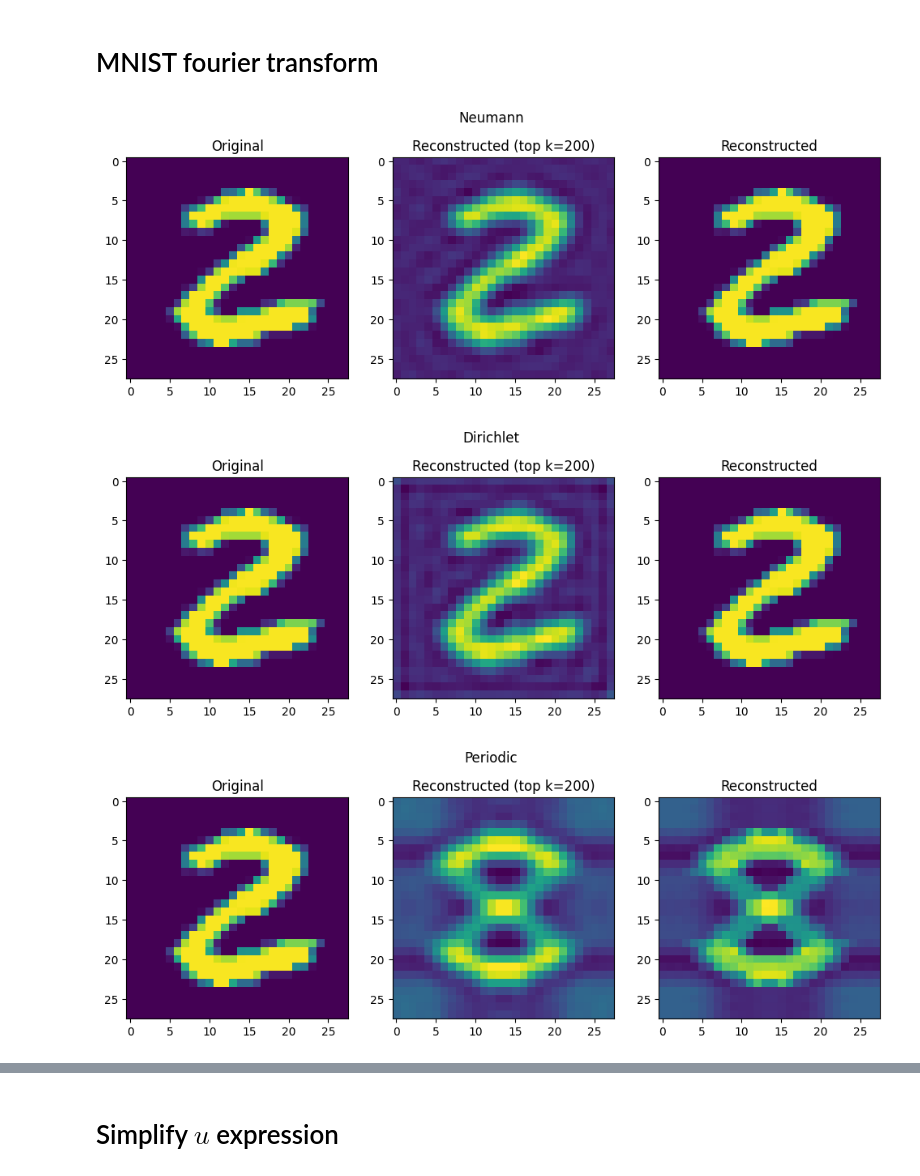
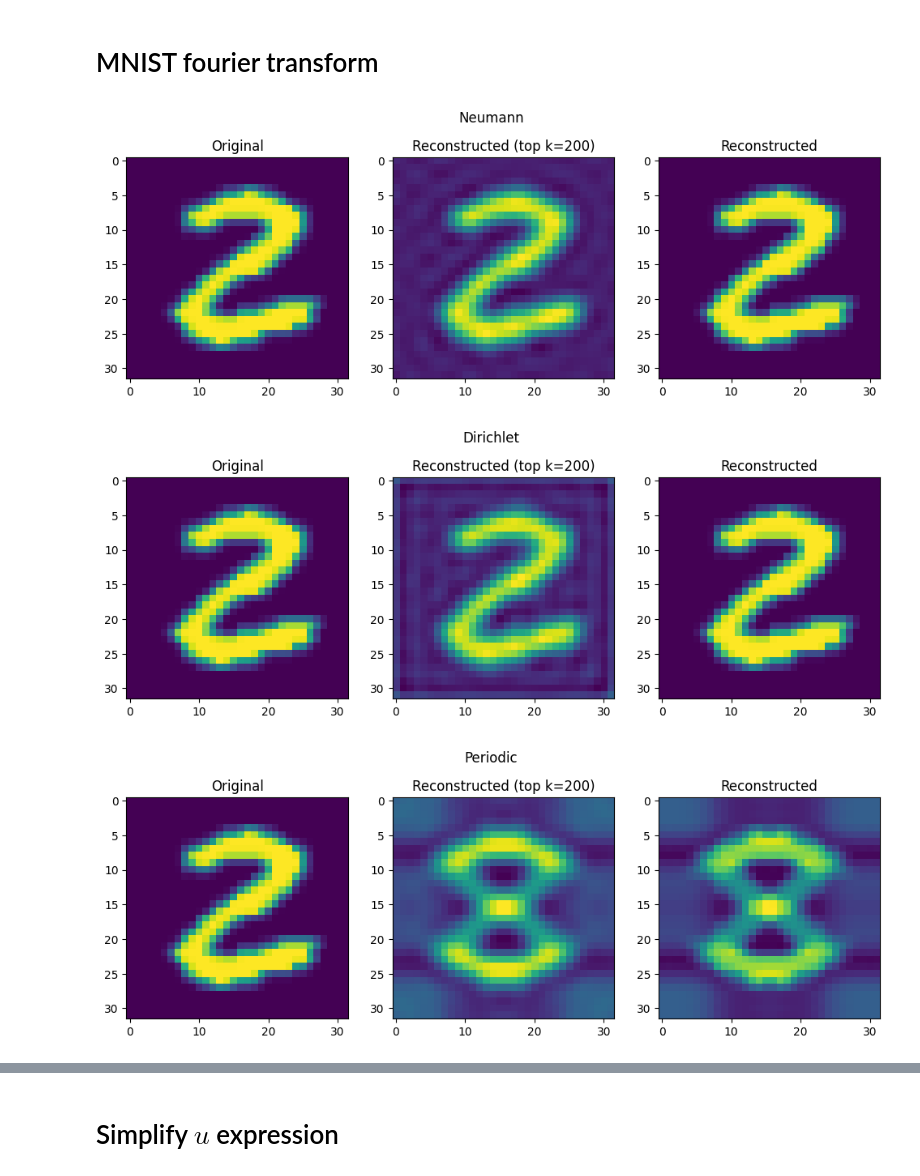
Before and after one commit to KacperWyrwal/topological-conditional-flow-matching, a Jupyter notebook: examples/images/images_as_cochains_on_a_grid.ipynb, the cells around one changed output, grey strips where cells are left out. Cells and saved outputs as stored; diff of their text form; code cells hidden in the pictures.

```diff
--- a/examples/images/images_as_cochains_on_a_grid.ipynb
+++ b/examples/images/images_as_cochains_on_a_grid.ipynb
@@ -32,39 +32,39 @@ trainset = datasets.MNIST(
     "../data",
     train=True,
     download=True,
-    transform=transforms.Compose([transforms.ToTensor(), transforms.Normalize((0.5,), (0.5,))]),
+    transform=transforms.Compose([transforms.ToTensor(), transforms.Resize((32, 32)), transforms.Normalize((0.5,), (0.5,))]),
 )
 # %%
 x = trainset[25][0][0]
 shape = x.shape
 
 for boundary_conditions in ['neumann', 'dirichlet', 'periodic']:
     k = 200
 
     eigvecs, eigvals = grid_laplacian_eigenpairs(shape, boundary_conditions=boundary_conditions)
     ft_full = NaiveGridFourierTransform(shape, eigvecs)
     ft_partial = NaiveGridFourierTransform(shape, eigvecs[:, :k])
 
     x_hat_partial = ft_partial.inverse_transform(ft_partial.transform(x))
     x_hat_full = ft_full.inverse_transform(ft_full.transform(x))
 
     U = eigvecs.mT[:k]
-    x_hat_partial = (U.mT @ (U @ x.flatten())).reshape(28, 28)
+    x_hat_partial = (U.mT @ (U @ x.flatten())).reshape(32, 32)
 
     fig, axs = plt.subplots(1, 3, figsize=(12, 4))
     axs[0].imshow(x)
     axs[1].imshow(x_hat_partial)
     axs[2].imshow(x_hat_full)
 
     axs[0].set_title('Original')
     axs[1].set_title(f'Reconstructed (top {k=})')
     axs[2].set_title('Reconstructed')
 
     fig.suptitle(boundary_conditions.capitalize())
 # %% [output]
-[figure, old version]
+[figure, new version]
-[figure, old version]
+[figure, new version]
-[figure, old version]
+[figure, new version]
 # %%
 x = trainset[25][0][0]
 shape = x.shape
```
Also changed, not shown: parts of 2 cells of this notebook, 1 other file.
